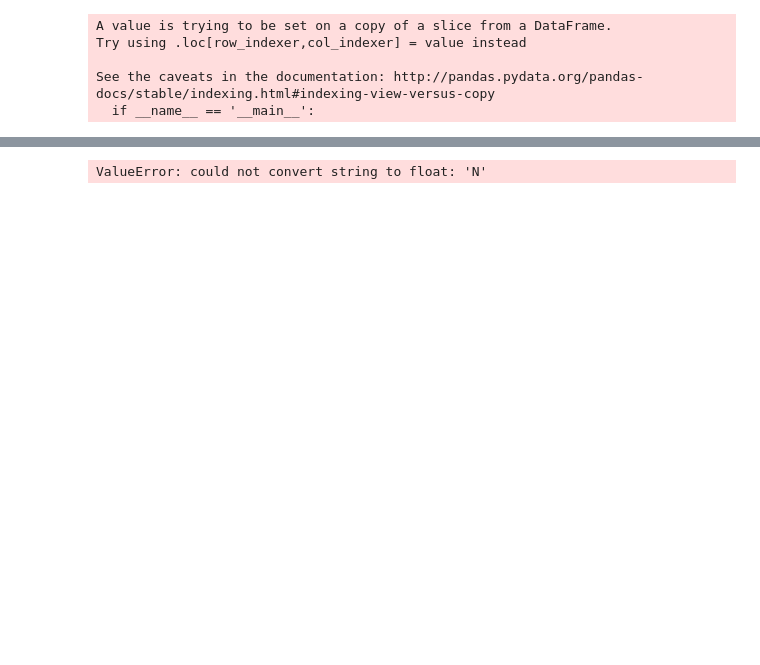
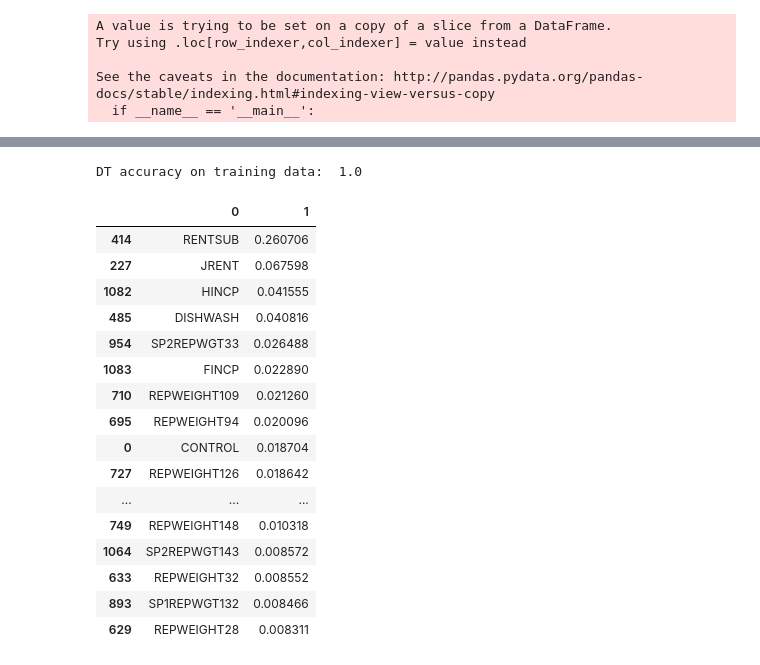
Before and after one commit to weizhongg/misc, a Jupyter notebook: CS 506 - Initial checkpoints.ipynb, the cells around one changed output, grey strips where cells are left out. Saved outputs shown, nothing was run; the diff lists cells and outputs as text; code cells hidden in the pictures; blank space fills up the shorter version.

```diff
--- a/CS 506 - Initial checkpoints.ipynb
+++ b/CS 506 - Initial checkpoints.ipynb
@@ -27,0 +72,2 @@ Argh scikit learn does not handle categorical variables out of the box unlike R
+# %%
+d = d.dropna(axis=1, how='any')
@@ -28,9 +94,38 @@ Argh scikit learn does not handle categorical variables out of the box unlike R
+# %%
+columns = list(d.columns)
+columns.remove('isexpensive')
+columns.remove('RENT')
+columns.remove('TOTHCAMT')
+columns.remove('ELECAMT')
+columns.remove('UTILAMT')
 # %%
 from sklearn import tree
 
 dtc = tree.DecisionTreeClassifier()
 
 dtc.fit(d[columns],d.isexpensive)
-print('DT accuracy on training data: ', dtc.score(c[columns],c.ispopular))
+print('DT accuracy on training data: ', dtc.score(d[columns],d.isexpensive))
 # %% [output]
-ValueError: could not convert string to float: 'N'
+DT accuracy on training data:  1.0
+# %%
+df_feature_importances = pd.DataFrame(np.transpose([columns, dtc.feature_importances_]))
+df_feature_importances[1] = df_feature_importances[1].astype(float)
+df_feature_importances.sort_values(1, ascending=False).head(n=30)
+# %% [output]
+|  | 0 | 1 |
+| 414 | RENTSUB | 0.260706 |
+| 227 | JRENT | 0.067598 |
+| 1082 | HINCP | 0.041555 |
+| 485 | DISHWASH | 0.040816 |
+| 954 | SP2REPWGT33 | 0.026488 |
+| 1083 | FINCP | 0.022890 |
+| 710 | REPWEIGHT109 | 0.021260 |
+| 695 | REPWEIGHT94 | 0.020096 |
+| 0 | CONTROL | 0.018704 |
+| 727 | REPWEIGHT126 | 0.018642 |
+| ... | ... | ... |
+| 749 | REPWEIGHT148 | 0.010318 |
+| 1064 | SP2REPWGT143 | 0.008572 |
+| 633 | REPWEIGHT32 | 0.008552 |
+| 893 | SP1REPWGT132 | 0.008466 |
+| 629 | REPWEIGHT28 | 0.008311 |
```
Also changed, not shown: parts of 7 cells of this notebook.
